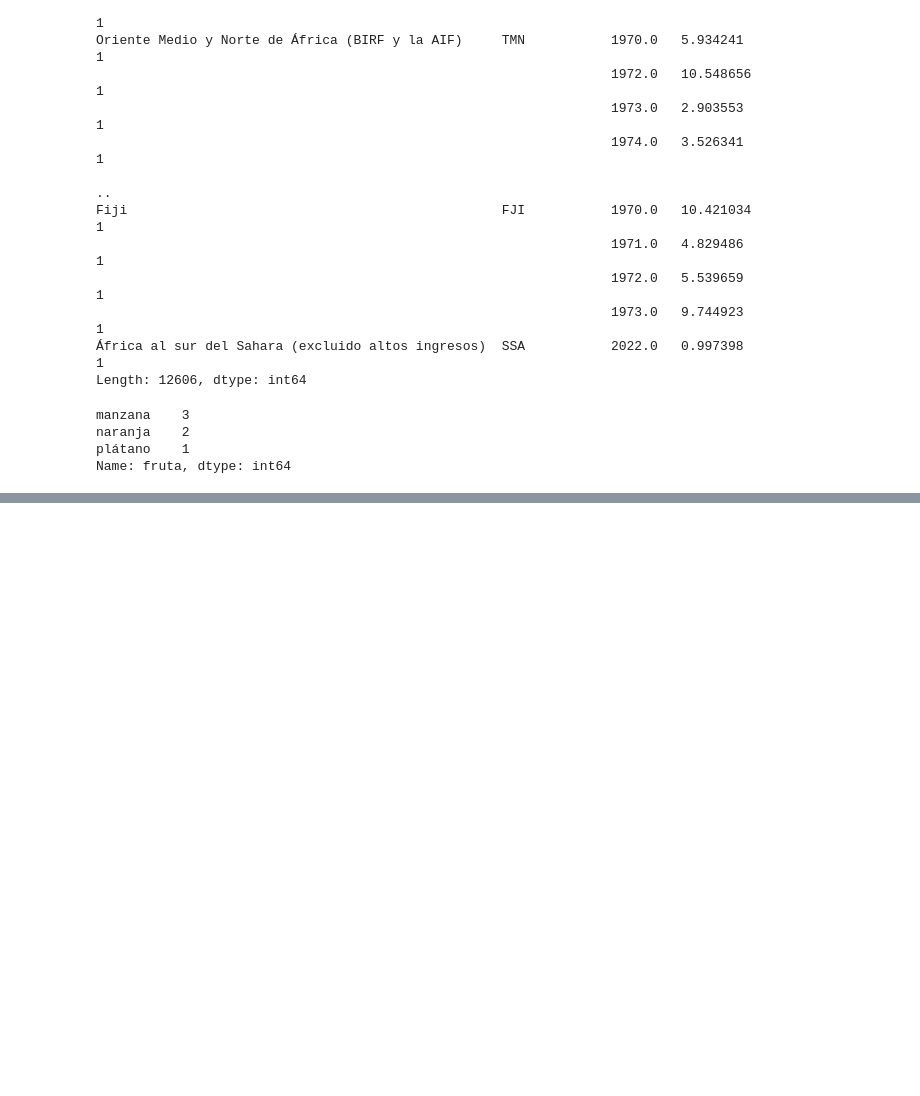
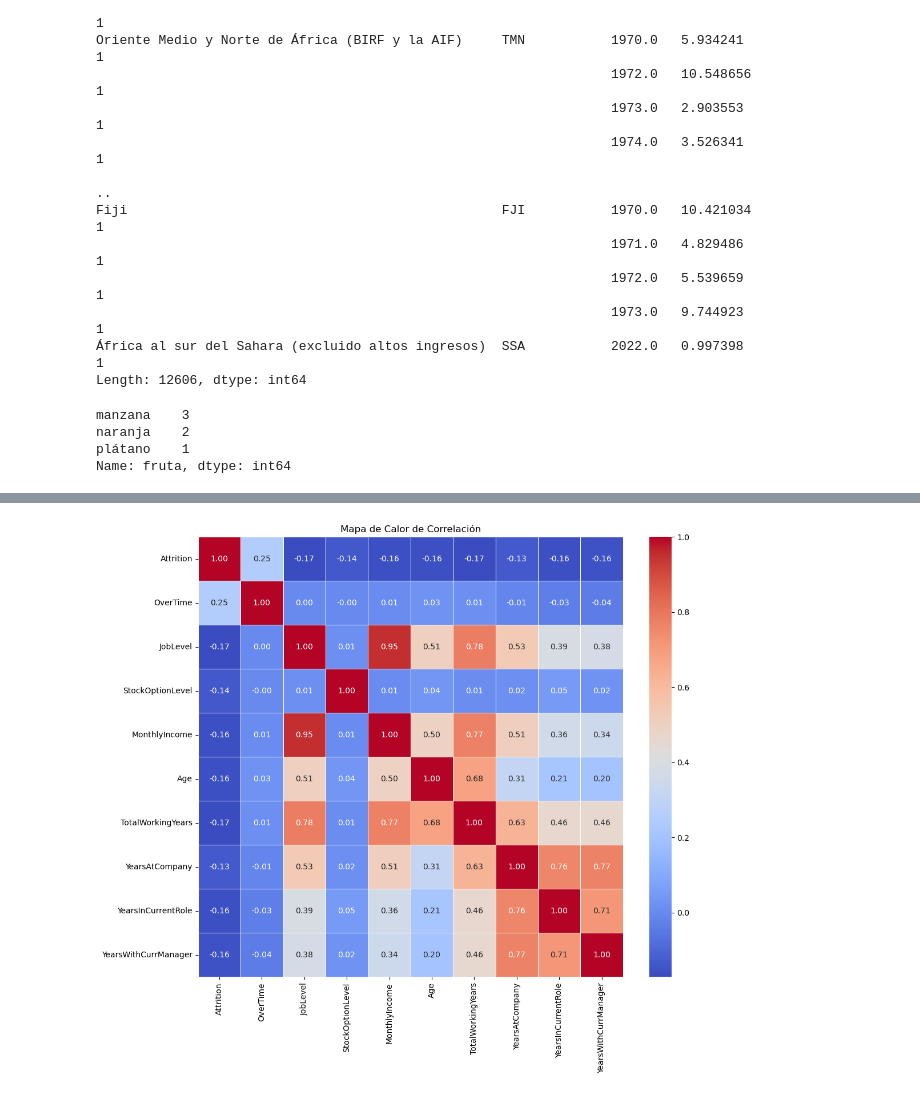
Before and after one commit to giottomillan/project_macro, a Jupyter notebook: Script-Python/data-clean.ipynb, the cells around one changed output, grey strips where cells are left out. Cells and saved outputs as stored; diff of their text form; code cells hidden in the pictures; blank space fills up the shorter version.

```diff
--- a/Script-Python/data-clean.ipynb
+++ b/Script-Python/data-clean.ipynb
@@ -90,0 +278,14 @@ Name: fruta, dtype: int64
+# %%
+# Cargar tu conjunto de datos
+# df = pd.read_csv("tu_archivo.csv")
+
+# Calcular la matriz de correlación
+correlation_matrix = employee_clean.corr()
+
+# Crear un mapa de calor
+plt.figure(figsize=(12, 10))
+sns.heatmap(correlation_matrix, annot=True, cmap="coolwarm", fmt=".2f", linewidths=.5)
+plt.title("Mapa de Calor de Correlación")
+plt.show()
+# %% [output]
+[figure, added]
```
Also changed, not shown: parts of 41 cells of this notebook, 3 other files.
